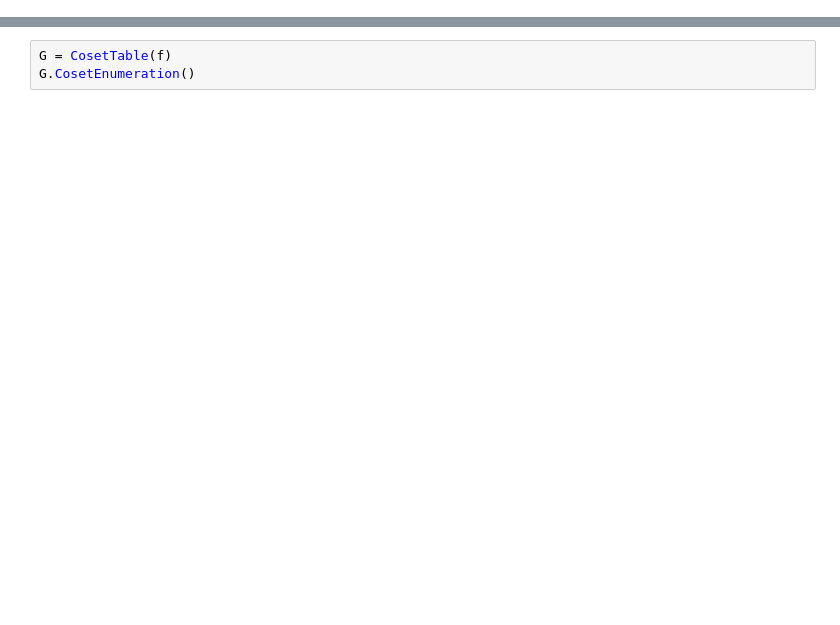
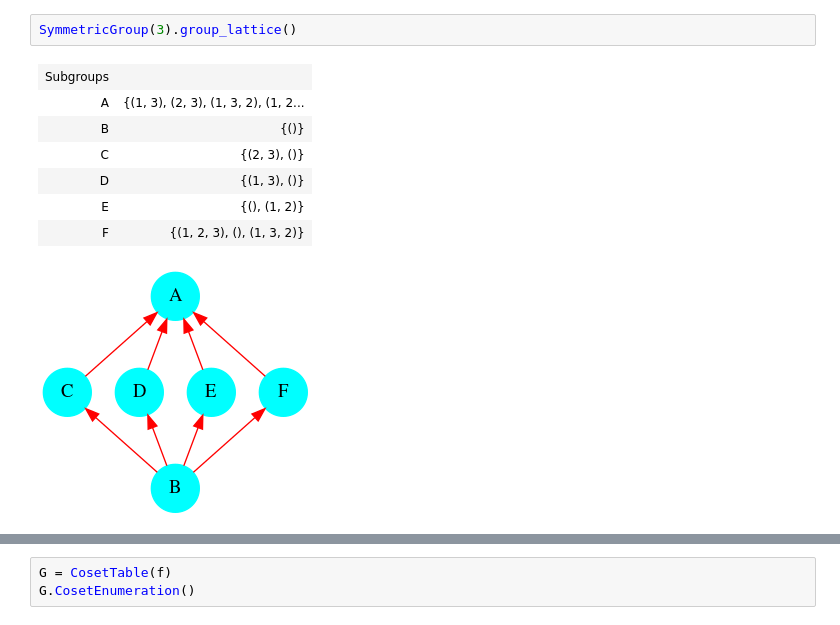
Before and after one commit to lmd-ugr/Grupos, a Jupyter notebook: Tutorial.ipynb, the cells around one changed output, grey strips where cells are left out. Saved outputs shown, nothing was run; the diff lists cells and outputs as text; blank space fills up the shorter version.

```diff
--- a/Tutorial.ipynb
+++ b/Tutorial.ipynb
@@ -130,0 +870,11 @@ print(f)
+# %%
+SymmetricGroup(3).group_lattice()
+# %% [output]
+| Subgroups |  |
+| A | {(1, 3), (2, 3), (1, 3, 2), (1, 2... |
+| B | {()} |
+| C | {(2, 3), ()} |
+| D | {(1, 3), ()} |
+| E | {(), (1, 2)} |
+| F | {(1, 2, 3), (), (1, 3, 2)} |
+[figure, added]
```
Also changed, not shown: parts of 309 cells of this notebook, 23 other files.
